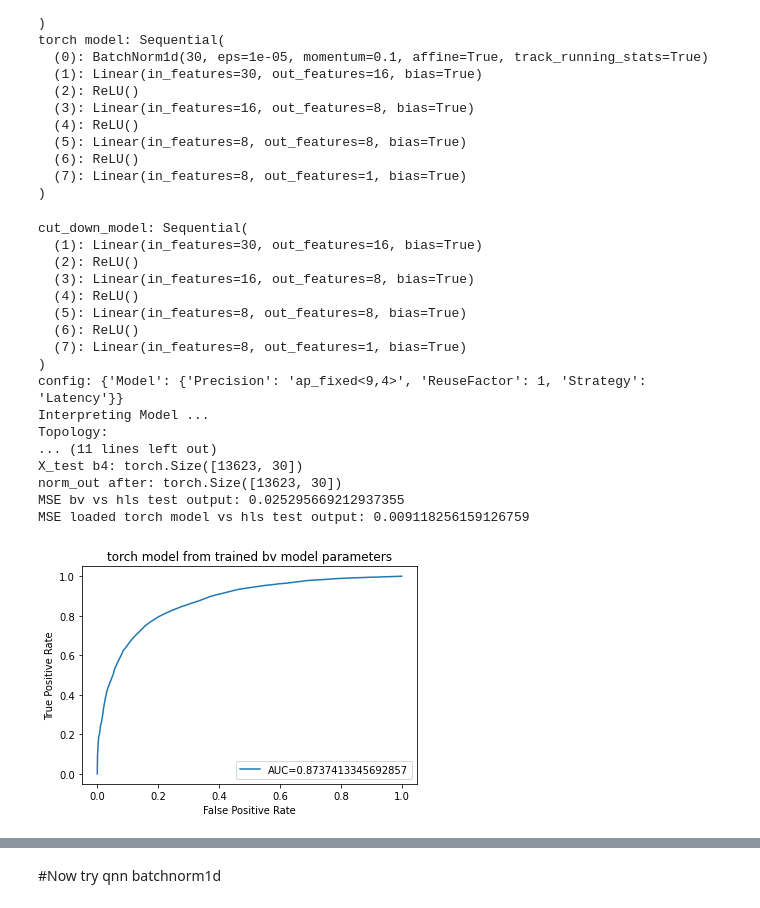
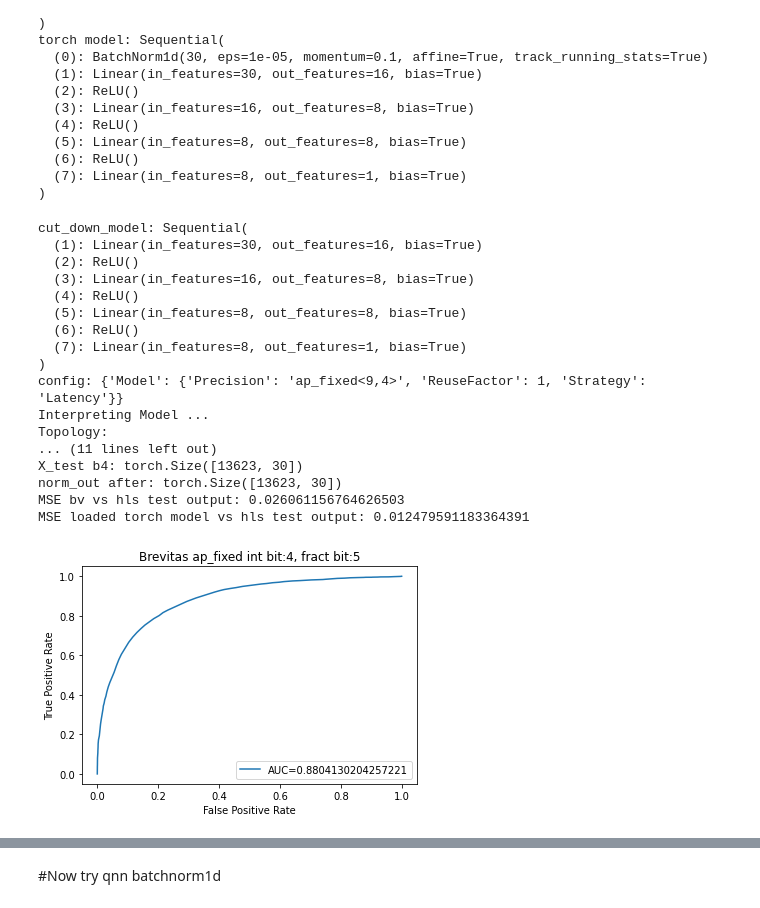
Before and after one commit to green-cabbage/brevitas, a Jupyter notebook: Brevitas_tutorial.ipynb, the cells around one changed output, grey strips where cells are left out. Cells and saved outputs as stored; diff of their text form; code cells hidden in the pictures.

```diff
--- a/Brevitas_tutorial.ipynb
+++ b/Brevitas_tutorial.ipynb
@@ -951,34 +951,35 @@ MSE = mean_squared_error(Y_hat_bv.cpu().numpy(), Y_hat_hls.cpu().numpy())
 print(f"MSE bv vs hls test output: {MSE}")
 MSE = mean_squared_error(Y_hat_torch.cpu().numpy(), Y_hat_hls.cpu().numpy())
 print(f"MSE loaded torch model vs hls test output: {MSE}")
 
 fpr, tpr, _ = metrics.roc_curve(Y_test,  Y_hat_hls.cpu().numpy())
 auc = metrics.roc_auc_score(Y_test, Y_hat_hls.cpu().numpy())
 
 
 #create ROC curve
 plt.plot(fpr,tpr,label="AUC="+str(auc))
 plt.ylabel('True Positive Rate')
 plt.xlabel('False Positive Rate')
-plt.title("torch model from trained bv model parameters")
+# plt.title("torch model from trained bv model parameters")
+plt.title(f"Brevitas ap_fixed int bit:{int_bit}, fract bit:{fract_bit}")
 plt.legend(loc=4)
 plt.show()
 # %% [output]
 cut_down_model: Sequential(
   (1): Linear(in_features=30, out_features=16, bias=True)
   (2): ReLU()
   (3): Linear(in_features=16, out_features=8, bias=True)
   (4): ReLU()
   (5): Linear(in_features=8, out_features=8, bias=True)
   (6): ReLU()
   (7): Linear(in_features=8, out_features=1, bias=True)
 )
 config: {'Model': {'Precision': 'ap_fixed<9,4>', 'ReuseFactor': 1, 'Strategy': 'Latency'}}
 Interpreting Model ...
 Topology:
 ... (11 lines left out)
 X_test b4: torch.Size([13623, 30])
 norm_out after: torch.Size([13623, 30])
-MSE bv vs hls test output: 0.025295669212937355
-MSE loaded torch model vs hls test output: 0.009118256159126759
+MSE bv vs hls test output: 0.026061156764626503
+MSE loaded torch model vs hls test output: 0.012479591183364391
-[figure, old version]
+[figure, new version]
```
Also changed, not shown: parts of 21 cells of this notebook.
